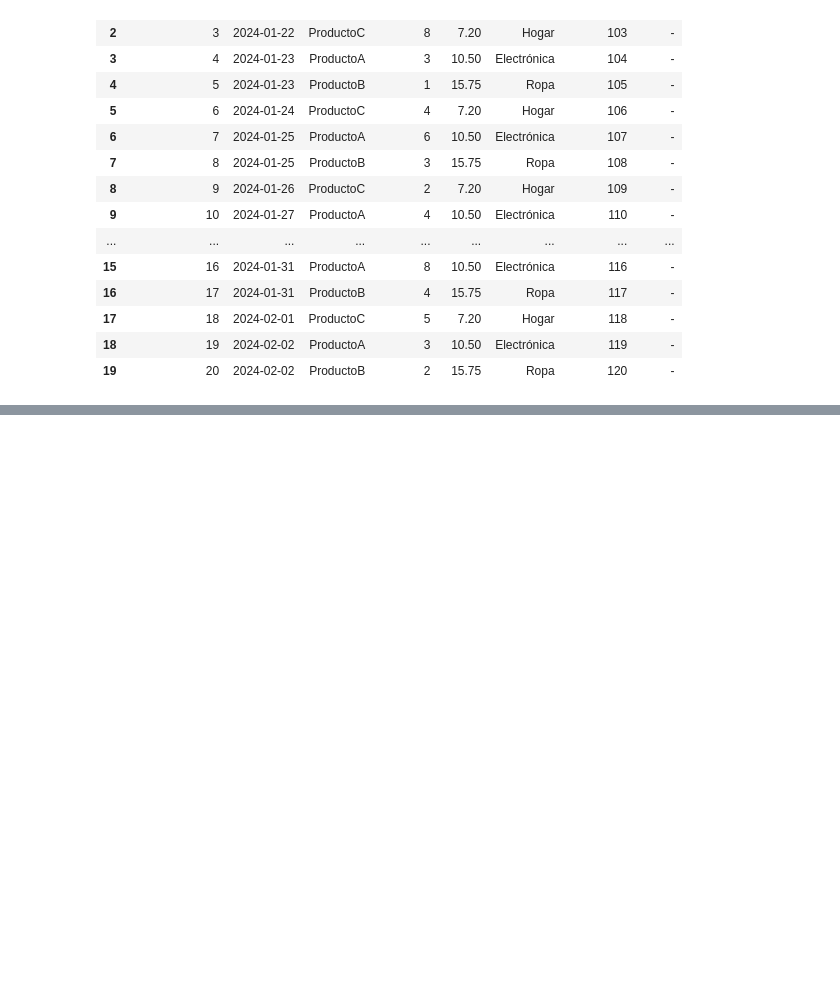
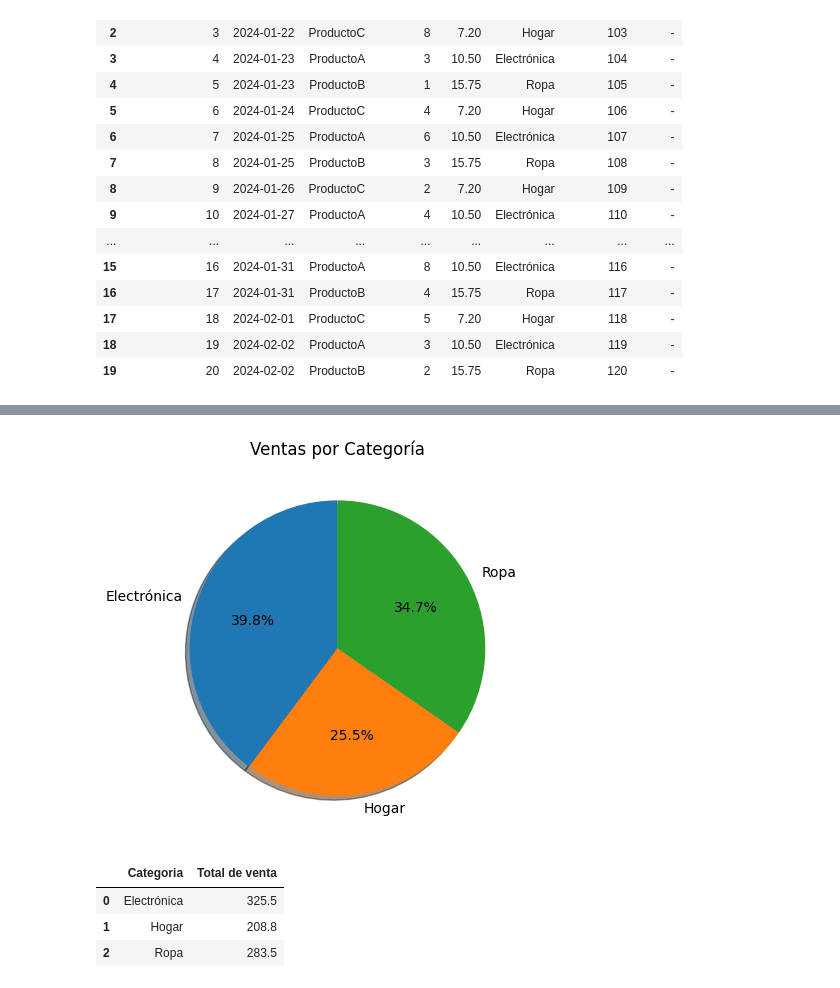
Before and after one commit to AcamilolopezV/Analisis-de-datos-ventas, a Jupyter notebook: Ejercicio_Ventas.ipynb, the cells around one changed output, grey strips where cells are left out. Cells and saved outputs as stored; diff of their text form; code cells hidden in the pictures; blank space fills up the shorter version.

```diff
--- a/Ejercicio_Ventas.ipynb
+++ b/Ejercicio_Ventas.ipynb
@@ -166,0 +182,20 @@ get_data_analyst_resume["data"]
+# %%
+#Graficar el numero de productos vendidos por cada categoria (grafico circular)
+
+def plot_sales_by_category(dfi):
+    df = dfi.copy()
+    df = df.reset_index()
+    #crear grafica
+    plt.title("Ventas por Categoría")
+    plt.pie(df["Total de venta"], labels = df["Categoria"], shadow=True, autopct='%1.1f%%', startangle=90, colors = [])
+    plt.show()
+
+    return df
+
+plot_sales_by_category(get_data_analyst_resume["sales_by_category"])
+# %% [output]
+[figure, added]
+|  | Categoria | Total de venta |
+| 0 | Electrónica | 325.5 |
+| 1 | Hogar | 208.8 |
+| 2 | Ropa | 283.5 |
```
Also changed, not shown: parts of 3 cells of this notebook.
